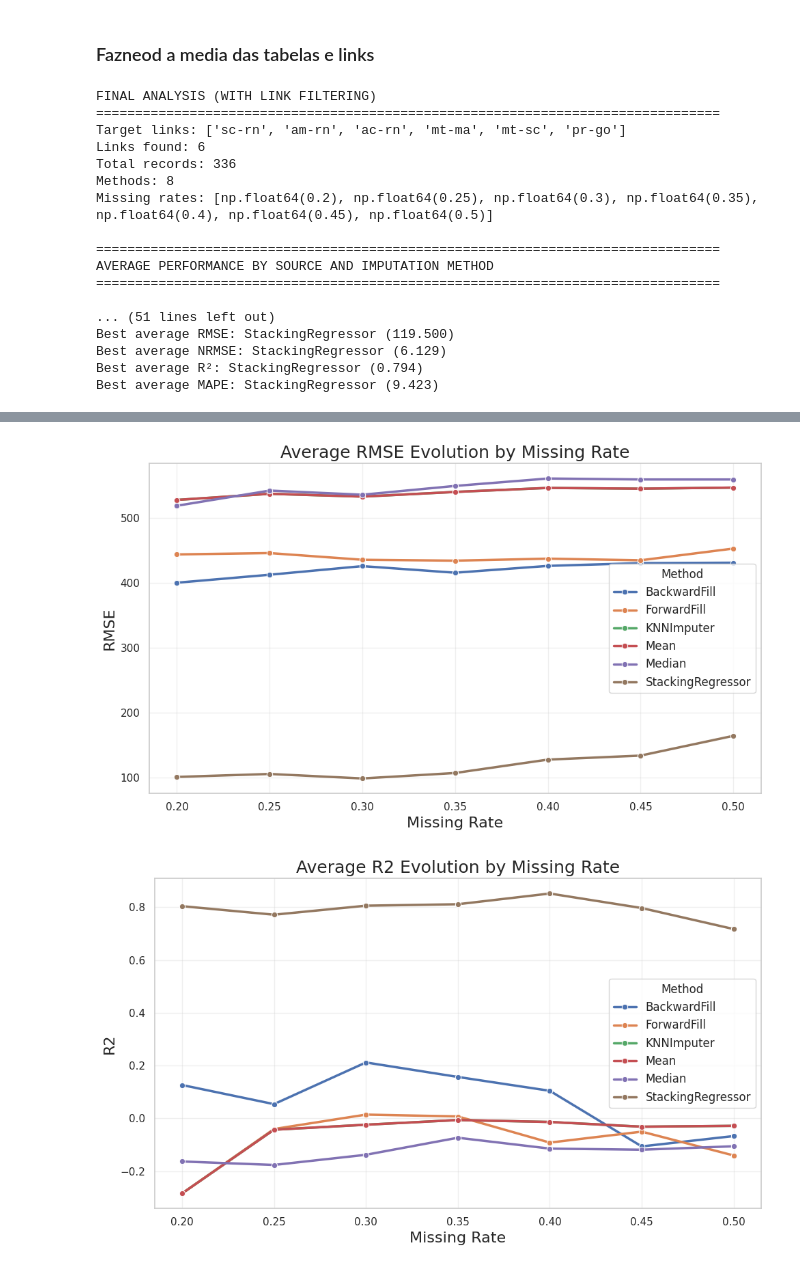
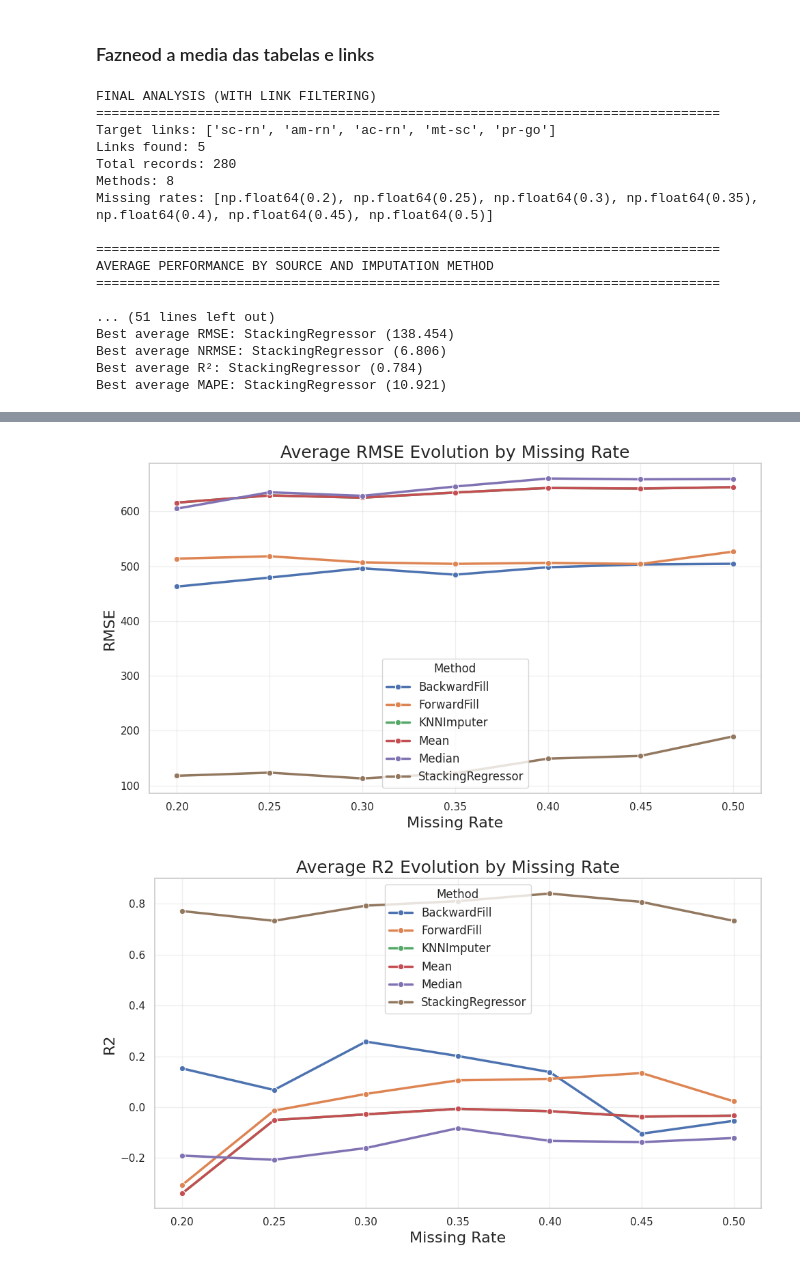
Before and after one commit to LarcesUece/ENHANCED-IMPUTATION-PREDICTION, a Jupyter notebook: code/analysis/analysis.ipynb, the cells around one changed output, grey strips where cells are left out. Drawn from its saved outputs; the diff is of its cells as text; code cells hidden in the pictures.

```diff
--- a/code/analysis/analysis.ipynb
+++ b/code/analysis/analysis.ipynb
@@ -1803,7 +1803,8 @@ target_links = [
     "sc-rn",
     "am-rn",
     "ac-rn" ,
-    "mt-ma", "mt-sc", "pr-go"
+    "mt-sc",
+    "pr-go",
 ]
 
 # Métodos selecionados
@@ -1835,9 +1836,9 @@ plot_evolution_missing_separado(df_clean, metric='rmse', metodos_selecionados=me
 # %% [output]
 FINAL ANALYSIS (WITH LINK FILTERING)
 ================================================================================
-Target links: ['sc-rn', 'am-rn', 'ac-rn', 'mt-ma', 'mt-sc', 'pr-go']
-Links found: 6
-Total records: 336
+Target links: ['sc-rn', 'am-rn', 'ac-rn', 'mt-sc', 'pr-go']
+Links found: 5
+Total records: 280
 Methods: 8
 Missing rates: [np.float64(0.2), np.float64(0.25), np.float64(0.3), np.float64(0.35), np.float64(0.4), np.float64(0.45), np.float64(0.5)]
 
@@ -1846,7 +1847,7 @@ AVERAGE PERFORMANCE BY SOURCE AND IMPUTATION METHOD
 ================================================================================
 
 ... (51 lines left out)
-Best average RMSE: StackingRegressor (119.500)
-Best average NRMSE: StackingRegressor (6.129)
-Best average R²: StackingRegressor (0.794)
-Best average MAPE: StackingRegressor (9.423)
+Best average RMSE: StackingRegressor (138.454)
+Best average NRMSE: StackingRegressor (6.806)
+Best average R²: StackingRegressor (0.784)
+Best average MAPE: StackingRegressor (10.921)
@@ -1855,2 +1856,2 @@ Best average MAPE: StackingRegressor (9.423)
-[figure, old version]
+[figure, new version]
-[figure, old version]
+[figure, new version]
```
Also changed, not shown: parts of 2 cells of this notebook.
